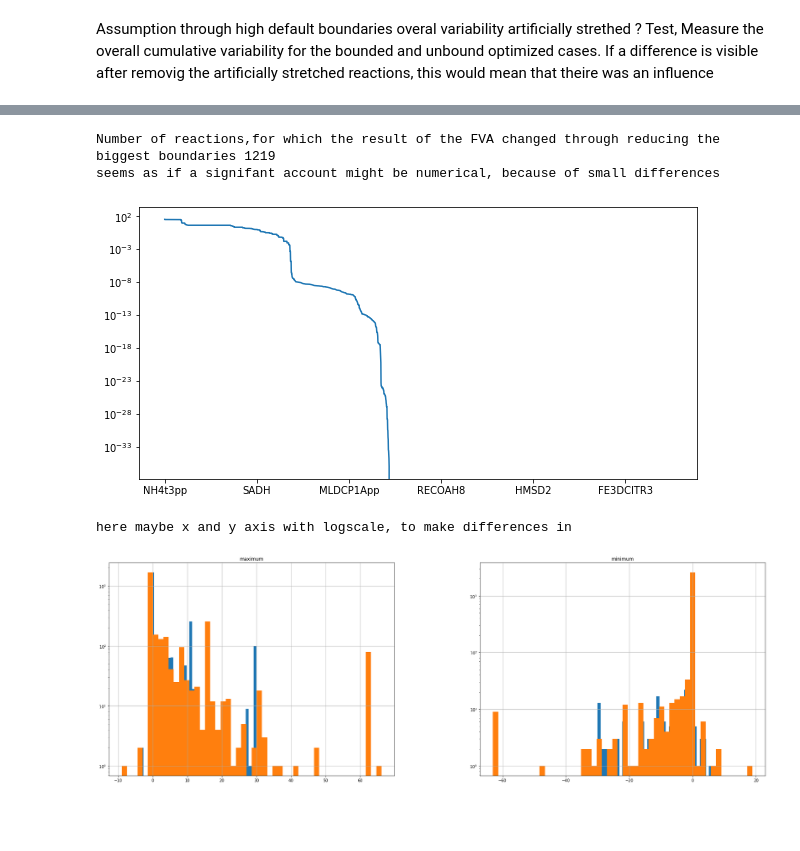
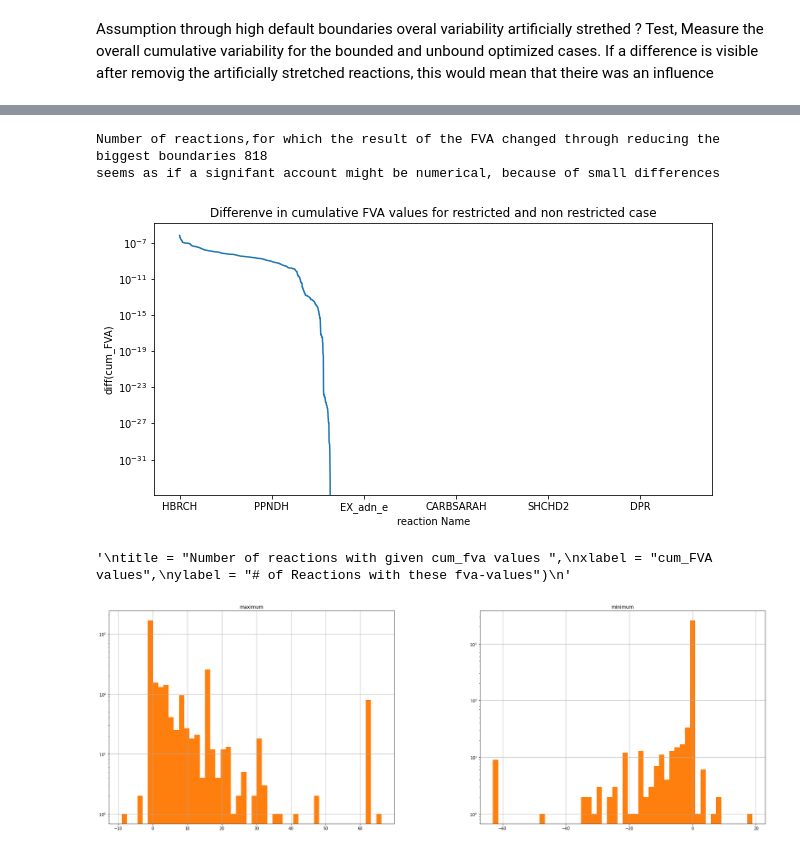
Before and after one commit to lizat-i/PseudomonasPutidaCobraPy, a Jupyter notebook: internalfluxtracking.ipynb, the cells around one changed output, grey strips where cells are left out. Drawn from its saved outputs; the diff is of its cells as text; code cells hidden in the pictures; blank space fills up the shorter version.

```diff
--- a/internalfluxtracking.ipynb
+++ b/internalfluxtracking.ipynb
@@ -87,22 +110,36 @@ fv_new_model[~fv_new_model.index.isin(filter)].plot( y=["cumulative"],ax=ax1)
 # %%
 diff=fv[~fv.index.isin(filter)]["cumulative"] - fv_new_model[~fv_new_model.index.isin(filter)]["cumulative"]
-diff.sort_values(ascending=False).plot(logy=True)
+diff.sort_values(ascending=False).plot(logy=True,
+title = "Differenve in cumulative FVA values for restricted and non restricted case",
+xlabel = "reaction Name",
+ylabel = "diff(cum_FVA)"
+)
 nonzero_diff = diff[diff > 0]
 
 print("Number of reactions,for which the result of the FVA changed through reducing the biggest boundaries " + str(len(nonzero_diff)))
 print("seems as if a signifant account might be numerical, because of small differences ")
 # %% [output]
-Number of reactions,for which the result of the FVA changed through reducing the biggest boundaries 1219
+Number of reactions,for which the result of the FVA changed through reducing the biggest boundaries 818
 seems as if a signifant account might be numerical, because of small differences
-[figure, old version]
+[figure, new version]
 # %%
 #bin_array = np.logspace(1e-4,1e+4,9)
-axA = fv_new_model[~fv_new_model.index.isin(filter)].hist(column=["maximum", "minimum"] , log=True,bins=50,figsize=(30,10))
-fv[~fv.index.isin(filter)].hist(column=["maximum", "minimum"] , log=True, bins=50, ax=axA)
-print("here maybe x and y axis with logscale, to make differences in ")
+axA = fv[~fv.index.isin(filter)].hist(column=["maximum", "minimum"] , log=True, bins=50,figsize=(30,10))
+'''
+title = "Number of reactions with given cum_fva values ",
+xlabel = "cum_FVA values",
+ylabel = "# of Reactions with these fva-values")
+'''
+
+fv_new_model[~fv_new_model.index.isin(filter)].hist(column=["maximum", "minimum"] , log=True,bins=50,ax=axA)
+'''
+title = "Number of reactions with given cum_fva values ",
+xlabel = "cum_FVA values",
+ylabel = "# of Reactions with these fva-values")
+'''
 # %% [output]
-here maybe x and y axis with logscale, to make differences in
+'\ntitle = "Number of reactions with given cum_fva values ",\nxlabel = "cum_FVA values",\nylabel = "# of Reactions with these fva-values")\n'
-[figure, old version]
+[figure, new version]
 # %%
 modelDict = {
     "baseCaseOctanoat" : model ,
```
Also changed, not shown: parts of 13 cells of this notebook.
